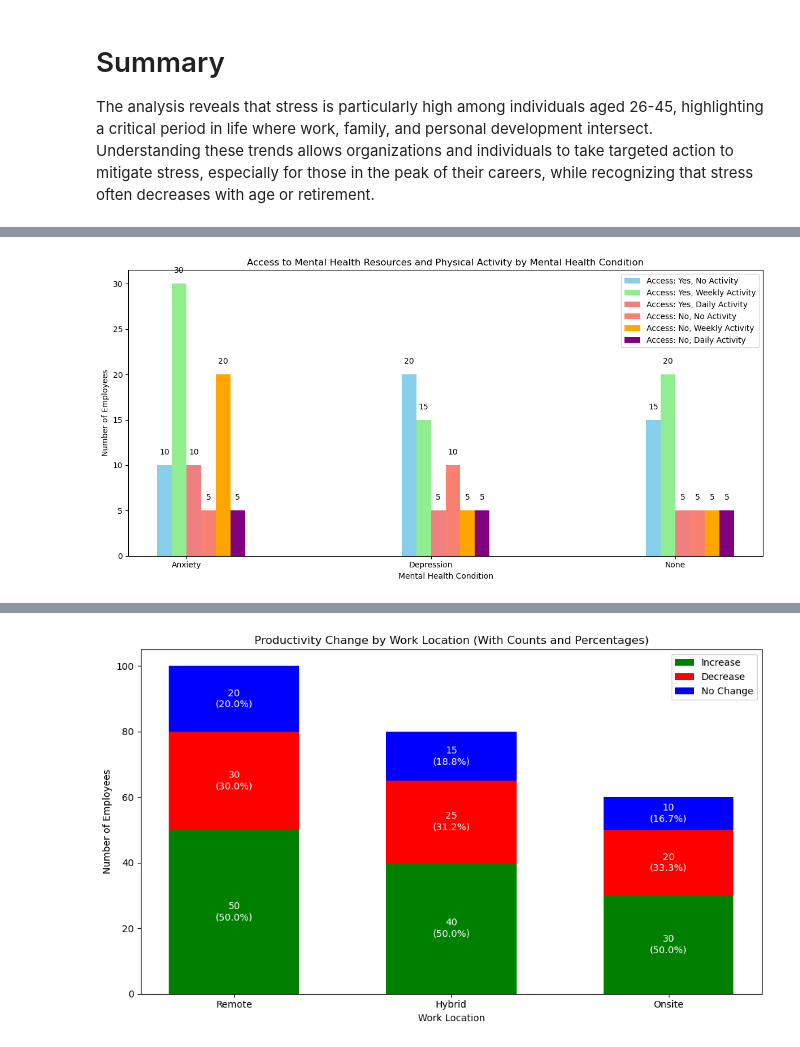
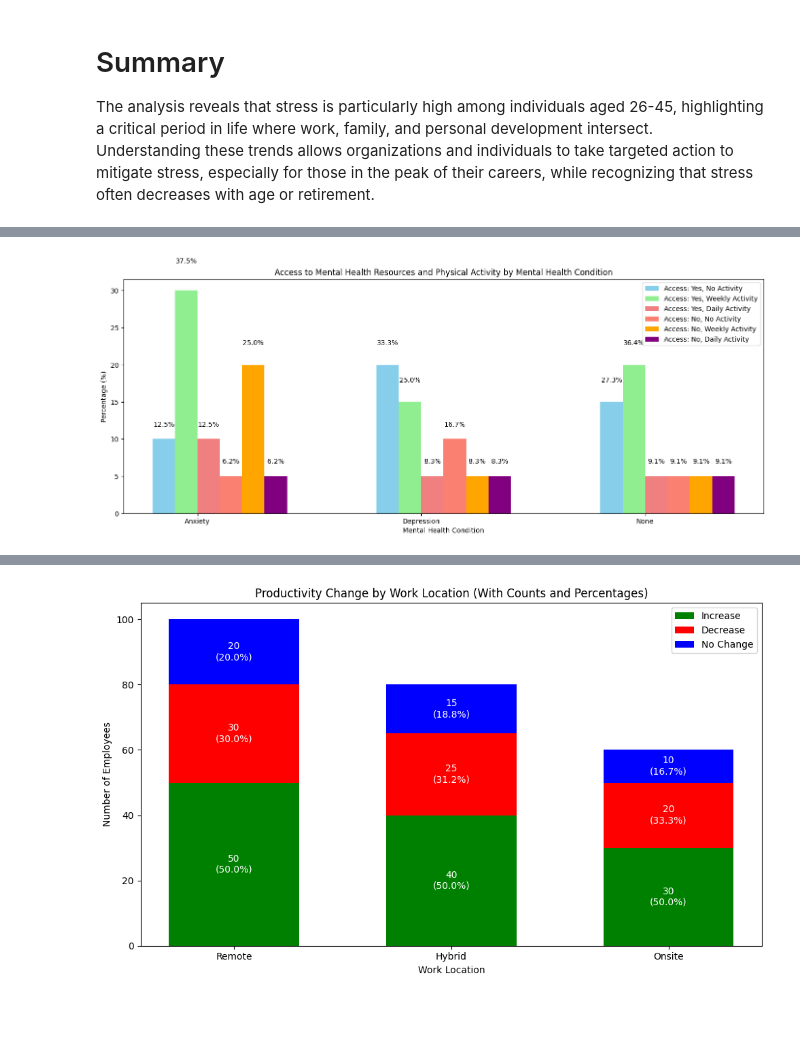
Before and after one commit to faiyted/Project3, a Jupyter notebook: dataset.ipynb, the cells around one changed output, grey strips where cells are left out. Cells and saved outputs as stored; diff of their text form; code cells hidden in the pictures; blank space fills up the shorter version.

```diff
--- a/dataset.ipynb
+++ b/dataset.ipynb
@@ -377,60 +607,76 @@ import numpy as np
 categories = ['Anxiety', 'Depression', 'None']
 physical_activity_levels = ['None', 'Weekly', 'Daily']
 
-# Example data for the chart, replace these with actual counts from your aggregation
+# Access to resources and amount of physical activity
 access_yes = {
-    'None': [10, 20, 15],   # Access to resources and no physical activity
-    'Weekly': [30, 15, 20],  # Access to resources and weekly physical activity
-    'Daily': [10, 5, 5]      # Access to resources and daily physical activity
+    'None': [10, 20, 15],
+    'Weekly': [30, 15, 20],
+    'Daily': [10, 5, 5]
+}
+# No acces to resources and amount of physical activity
+access_no = {
+    'None': [5, 10, 5],
+    'Weekly': [20, 5, 5],
+    'Daily': [5, 5, 5]
 }
 
-access_no = {
-    'None': [5, 10, 5],    # No access to resources and no physical activity
-    'Weekly': [20, 5, 5],  # No access to resources and weekly physical activity
-    'Daily': [5, 5, 5]     # No access to resources and daily physical activity
-}
+# Calculate total counts for each category
+total_counts = np.array(access_yes['None']) + np.array(access_yes['Weekly']) + np.array(access_yes['Daily']) + \
+               np.array(access_no['None']) + np.array(access_no['Weekly']) + np.array(access_no['Daily'])
 
-# Bar width and spacing between categories
-bar_width = 0.12
-index = np.arange(len(categories)) * 2
+# Increase bar width and spacing between categories
+bar_width = 0.25  # Increased bar width
+index = np.arange(len(categories)) * 2.5
 
-fig, ax = plt.subplots(figsize=(12, 6))
+fig, ax = plt.subplots(figsize=(14, 6))
 
 # Plotting bars for 'Access to Resources: Yes'
 bars1 = ax.bar(index - 1.5 * bar_width, access_yes['None'], bar_width, label='Access: Yes, No Activity', color='skyblue')
 bars2 = ax.bar(index - 0.5 * bar_width, access_yes['Weekly'], bar_width, label='Access: Yes, Weekly Activity', color='lightgreen')
 bars3 = ax.bar(index + 0.5 * bar_width, access_yes['Daily'], bar_width, label='Access: Yes, Daily Activity', color='lightcoral')
 
 # Plotting bars for 'Access to Resources: No'
 bars4 = ax.bar(index + 1.5 * bar_width, access_no['None'], bar_width, label='Access: No, No Activity', color='salmon')
 bars5 = ax.bar(index + 2.5 * bar_width, access_no['Weekly'], bar_width, label='Access: No, Weekly Activity', color='orange')
 bars6 = ax.bar(index + 3.5 * bar_width, access_no['Daily'], bar_width, label='Access: No, Daily Activity', color='purple')
 
-# Adding numbers on top of the bars for 'Access: Yes'
-for bars in [bars1, bars2, bars3]:
-    for bar in bars:
+# Function to calculate vertical offset for better spacing
+def get_offset(height):
+    """Return a vertical offset based on the height of the bar to prevent text overlap."""
+    if height > 20:
+        return 3.5
+    elif height > 10:
+        return 2.5
+    else:
+        return 1.5
+
+# Adding percentages on top of the bars for 'Access: Yes'
+for bars, label in zip([bars1, bars2, bars3], ['None', 'Weekly', 'Daily']):
+    for bar, count, total in zip(bars, access_yes[label], total_counts):
+        percentage = (count / total) * 100
         yval = bar.get_height()
-        ax.text(bar.get_x() + bar.get_width() / 2, yval + 1, int(yval), ha='center', va='bottom')
+        ax.text(bar.get_x() + bar.get_width() / 2, yval + get_offset(yval), f'{percentage:.1f}%', ha='center', va='bottom')
 
-# Adding numbers on top of the bars for 'Access: No'
-for bars in [bars4, bars5, bars6]:
-    for bar in bars:
+# Adding percentages on top of the bars for 'Access: No'
+for bars, label in zip([bars4, bars5, bars6], ['None', 'Weekly', 'Daily']):
+    for bar, count, total in zip(bars, access_no[label], total_counts):
+        percentage = (count / total) * 100
         yval = bar.get_height()
-        ax.text(bar.get_x() + bar.get_width() / 2, yval + 1, int(yval), ha='center', va='bottom')
+        ax.text(bar.get_x() + bar.get_width() / 2, yval + get_offset(yval), f'{percentage:.1f}%', ha='center', va='bottom')
 
 # Adding labels and title
 ax.set_xlabel('Mental Health Condition')
-ax.set_ylabel('Number of Employees')
+ax.set_ylabel('Percentage (%)')
 ax.set_title('Access to Mental Health Resources and Physical Activity by Mental Health Condition')
 ax.set_xticks(index)
 ax.set_xticklabels(categories)
 ax.legend()
 
 # Display the chart
 plt.tight_layout()
 plt.show()
 # %% [output]
-[figure, old version]
+[figure, new version]
 # %%
 # Define the aggregation pipeline
 pipeline = [
```
Also changed, not shown: parts of 17 cells of this notebook, 7 other files.
